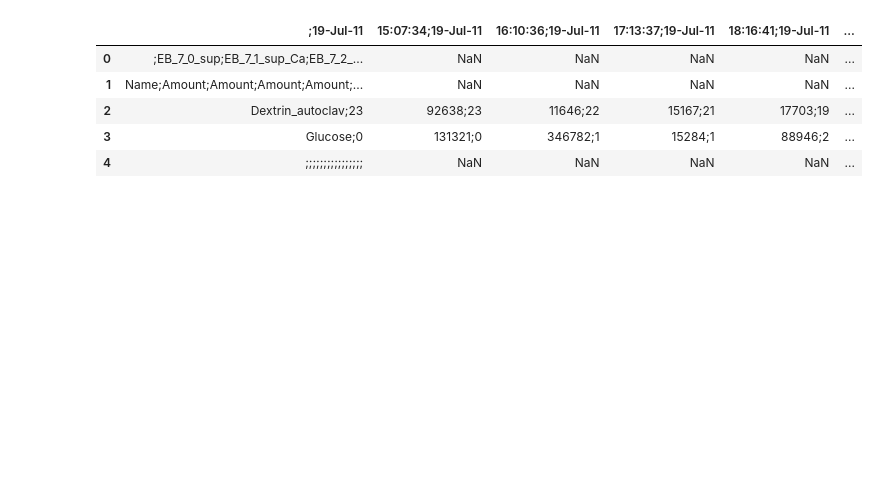
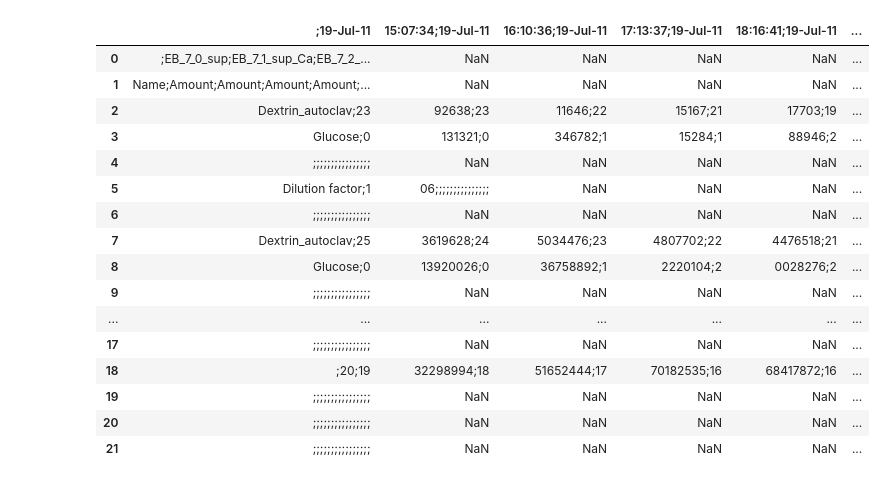
Before and after one commit to TUB-NLP-OpenData/usability_research_data, a Jupyter notebook: tests.ipynb, the cells around one changed output. Drawn from its saved outputs; the diff is of its cells as text; code cells hidden in the pictures; blank space fills up the shorter version.

```diff
--- a/tests.ipynb
+++ b/tests.ipynb
@@ -16,10 +31,21 @@ redu.search("csv")
 # %%
 xx= redu.get_datasets("11303/7354")
-xx[0].head()
+xx[0]
 # %% [output]
 |  | ;19-Jul-11 | 15:07:34;19-Jul-11 | 16:10:36;19-Jul-11 | 17:13:37;19-Jul-11 | 18:16:41;19-Jul-11 | ... |
 | 0 | ;EB_7_0_sup;EB_7_1_sup_Ca;EB_7_2_... | NaN | NaN | NaN | NaN | ... |
 | 1 | Name;Amount;Amount;Amount;Amount;... | NaN | NaN | NaN | NaN | ... |
 | 2 | Dextrin_autoclav;23 | 92638;23 | 11646;22 | 15167;21 | 17703;19 | ... |
 | 3 | Glucose;0 | 131321;0 | 346782;1 | 15284;1 | 88946;2 | ... |
 | 4 | ;;;;;;;;;;;;;;;; | NaN | NaN | NaN | NaN | ... |
+| 5 | Dilution factor;1 | 06;;;;;;;;;;;;;;; | NaN | NaN | NaN | ... |
+| 6 | ;;;;;;;;;;;;;;;; | NaN | NaN | NaN | NaN | ... |
+| 7 | Dextrin_autoclav;25 | 3619628;24 | 5034476;23 | 4807702;22 | 4476518;21 | ... |
+| 8 | Glucose;0 | 13920026;0 | 36758892;1 | 2220104;2 | 0028276;2 | ... |
+| 9 | ;;;;;;;;;;;;;;;; | NaN | NaN | NaN | NaN | ... |
+| ... | ... | ... | ... | ... | ... | ... |
+| 17 | ;;;;;;;;;;;;;;;; | NaN | NaN | NaN | NaN | ... |
+| 18 | ;20;19 | 32298994;18 | 51652444;17 | 70182535;16 | 68417872;16 | ... |
+| 19 | ;;;;;;;;;;;;;;;; | NaN | NaN | NaN | NaN | ... |
+| 20 | ;;;;;;;;;;;;;;;; | NaN | NaN | NaN | NaN | ... |
+| 21 | ;;;;;;;;;;;;;;;; | NaN | NaN | NaN | NaN | ... |
```
Also changed, not shown: parts of 4 cells of this notebook, 2 other files.
